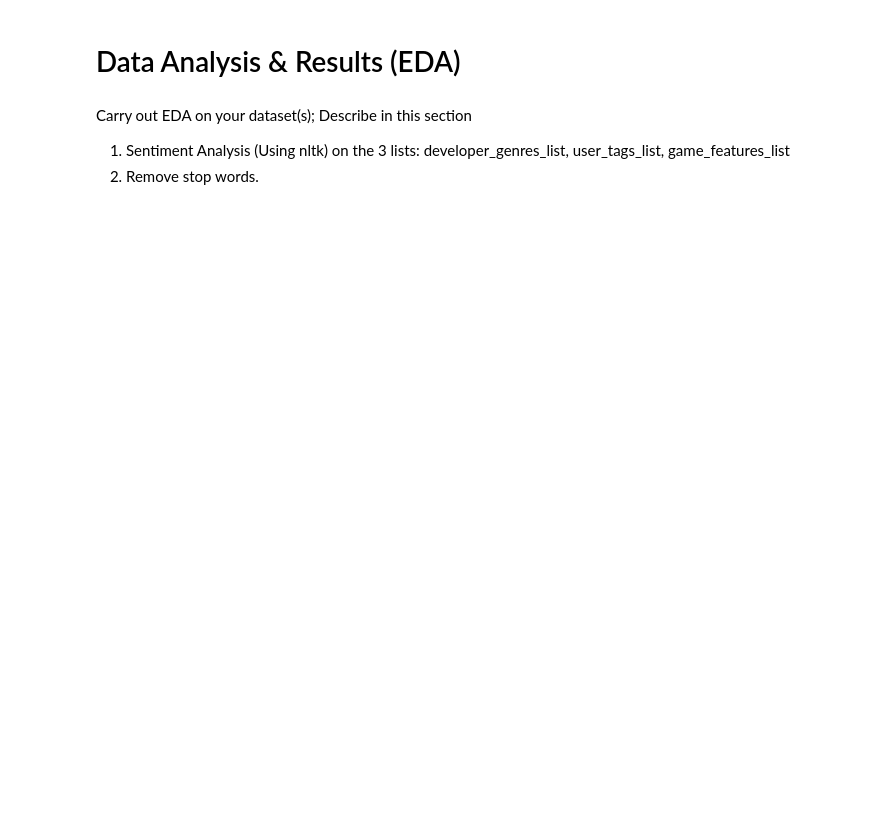
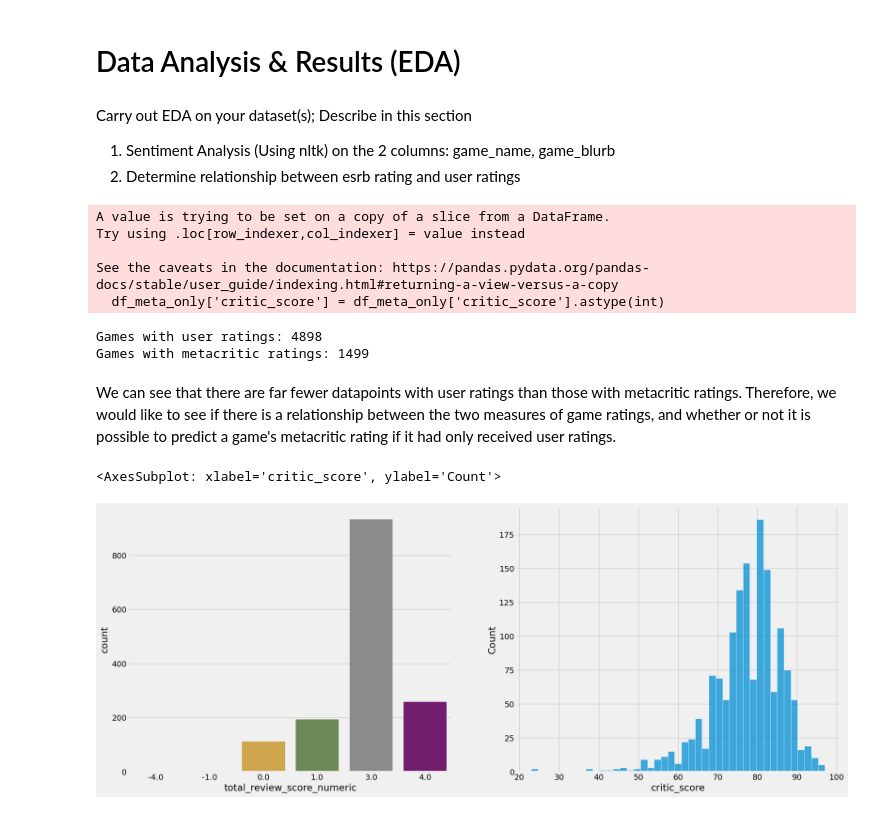
Before and after one commit to guimanjosh/Steam-Games-Quality-Predictor, a Jupyter notebook: src/EDACheckpointGroup_071-Fa22.ipynb, the cells around one changed output. Drawn from its saved outputs; the diff is of its cells as text; code cells hidden in the pictures; blank space fills up the shorter version.

```diff
--- a/src/EDACheckpointGroup_071-Fa22.ipynb
+++ b/src/EDACheckpointGroup_071-Fa22.ipynb
@@ -142,0 +174,9 @@ df_clean.head(5)
+# %%
+#remove symbols, such as trademark and dash, from game_name and game_blurb for sentiment analysis
+df_clean['game_name'] = df_clean['game_name'].apply(removeSymbols)
+df_clean['game_blurb'] = df_clean['game_blurb'].apply(removeSymbols)
+
+#turn total_review_score_numeric from string into integer
+df_clean['total_review_score_numeric'] = df_clean['total_review_score_numeric'].astype(float)
+
+df_clean.head()
@@ -144,5 +191,5 @@ df_clean.head(5)
 # Data Analysis & Results (EDA)
 # %% [markdown]
 Carry out EDA on your dataset(s); Describe in this section
-1. Sentiment Analysis (Using nltk) on the 3 lists: developer_genres_list, user_tags_list, game_features_list
-2. Remove stop words.
+1. Sentiment Analysis (Using nltk) on the 2 columns: game_name, game_blurb
+2. Determine relationship between esrb rating and user ratings
@@ -155,0 +208,32 @@ gfl = df_clean['game_features_list']
+# %%
+# remove rows without metacritic score, then turn critic_score from string to integer
+df_meta_only = df_clean[(df_clean['critic_score'] != 'none') | (df_clean['critic_name'] != 'none')]
+df_meta_only['critic_score'] = df_meta_only['critic_score'].astype(int)
+
+# metacritic ratings
+critic_ratings = df_meta_only['critic_score']
+# %% [output]
+A value is trying to be set on a copy of a slice from a DataFrame.
+Try using .loc[row_indexer,col_indexer] = value instead
+
+See the caveats in the documentation: https://pandas.pydata.org/pandas-docs/stable/user_guide/indexing.html#returning-a-view-versus-a-copy
+  df_meta_only['critic_score'] = df_meta_only['critic_score'].astype(int)
+# %%
+# prints the number of datapoints with valid user ratings
+print(f'Games with user ratings: {user_ratings.size}')
+
+# prints the number of datapoints with valid metacritic ratings
+print(f'Games with metacritic ratings: {critic_ratings.size}')
+# %% [output]
+Games with user ratings: 4898
+Games with metacritic ratings: 1499
+# %% [markdown]
+We can see that there are far fewer datapoints with user ratings than those with metacritic ratings. Therefore, we would like to see if there is a relationship between the two measures of game ratings, and whether or not it is possible to predict a game's metacritic rating if it had only received user ratings.
+# %%
+f1, (ax1, ax2) = plt.subplots(figsize =(20, 8), ncols=2)
+
+sns.countplot(x='total_review_score_numeric', data=df_meta_only, ax=ax1)
+sns.histplot(x=critic_ratings, ax=ax2)
+# %% [output]
+<AxesSubplot: xlabel='critic_score', ylabel='Count'>
+[figure, added]
```
Also changed, not shown: parts of 54 cells of this notebook.
